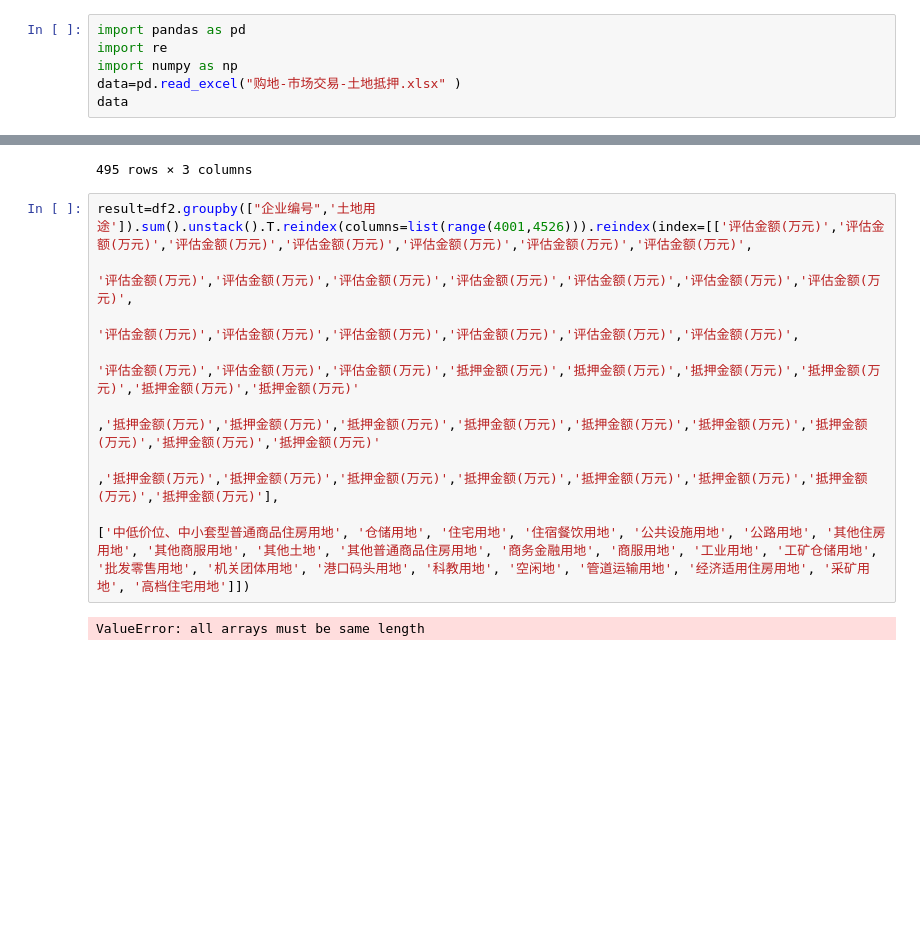
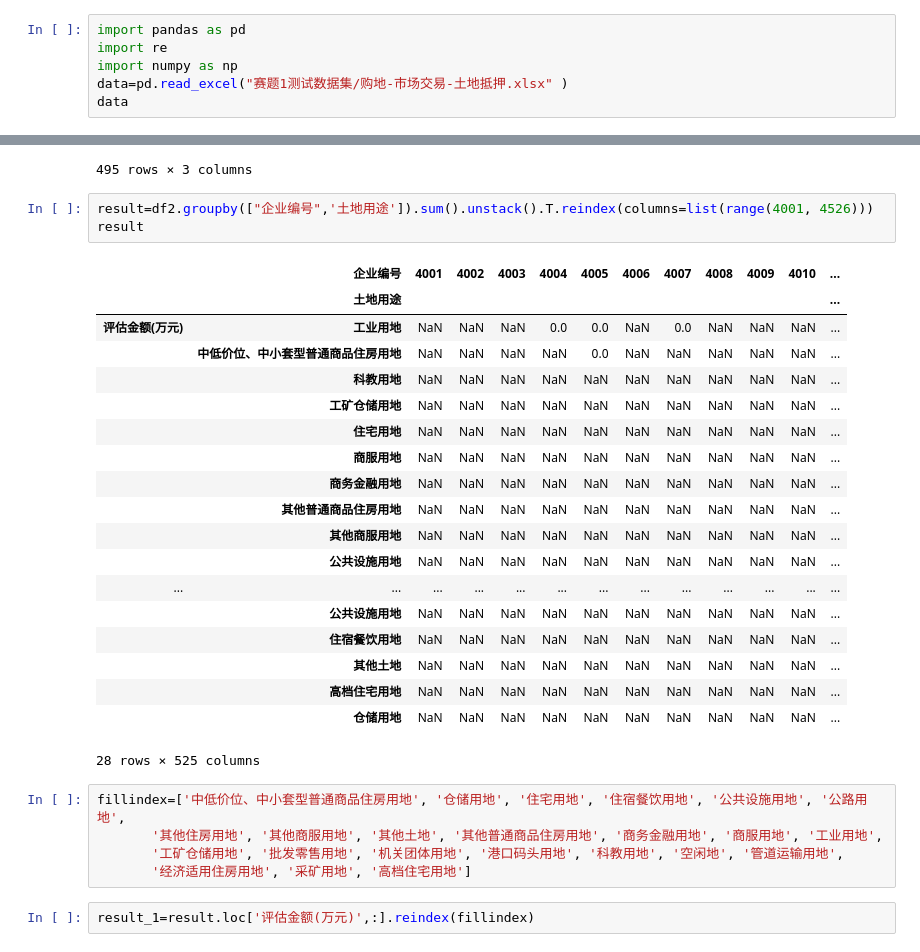
Before and after one commit to CourierKyn/isi-world-cup, a Jupyter notebook: 购地-市场交易-土地抵押-testing.ipynb, the cells around one changed output, grey strips where cells are left out. Drawn from its saved outputs; the diff is of its cells as text; blank space fills up the shorter version.

```diff
--- a/购地-市场交易-土地抵押-testing.ipynb
+++ b/购地-市场交易-土地抵押-testing.ipynb
@@ -2,7 +2,7 @@
 import pandas as pd
 import re
 import numpy as np
-data=pd.read_excel("购地-市场交易-土地抵押.xlsx" )
+data=pd.read_excel("赛题1测试数据集/购地-市场交易-土地抵押.xlsx" )
 data
 # %% [output]
 |  | 企业编号 | 土地抵押人性质 | 抵押面积(公顷) | 土地用途 | 抵押土地用途 | 抵押土地权属性质与使用权类型 | 土地面积 | 评估金额(万元) | 抵押金额(万元) | 土地抵押登记起始时间 | ... |
@@ -123,13 +144,33 @@ https://pandas.pydata.org/pandas-docs/stable/indexing.html#deprecate-loc-reindex
 | NaN | 港口码头用地 | NaN | NaN |
 | NaN | 机关团体用地 | NaN | NaN |
 495 rows × 3 columns
-# %%
-result=df2.groupby(["企业编号",'土地用途']).sum().unstack().T.reindex(columns=list(range(4001,4526))).reindex(index=[['评估金额(万元)','评估金额(万元)','评估金额(万元)','评估金额(万元)','评估金额(万元)','评估金额(万元)','评估金额(万元)',
-                                                                                                       '评估金额(万元)','评估金额(万元)','评估金额(万元)','评估金额(万元)','评估金额(万元)','评估金额(万元)','评估金额(万元)',
-                                                                                                       '评估金额(万元)','评估金额(万元)','评估金额(万元)','评估金额(万元)','评估金额(万元)','评估金额(万元)',
-                                                                                                       '评估金额(万元)','评估金额(万元)','评估金额(万元)','抵押金额(万元)','抵押金额(万元)','抵押金额(万元)','抵押金额(万元)','抵押金额(万元)','抵押金额(万元)'
-                                                                                                      ,'抵押金额(万元)','抵押金额(万元)','抵押金额(万元)','抵押金额(万元)','抵押金额(万元)','抵押金额(万元)','抵押金额(万元)','抵押金额(万元)','抵押金额(万元)'
-                                                                                                      ,'抵押金额(万元)','抵押金额(万元)','抵押金额(万元)','抵押金额(万元)','抵押金额(万元)','抵押金额(万元)','抵押金额(万元)','抵押金额(万元)'],
-                                                                                                      ['中低价位、中小套型普通商品住房用地', '仓储用地', '住宅用地', '住宿餐饮用地', '公共设施用地', '公路用地', '其他住房用地', '其他商服用地', '其他土地', '其他普通商品住房用地', '商务金融用地', '商服用地', '工业用地', '工矿仓储用地', '批发零售用地', '机关团体用地', '港口码头用地', '科教用地', '空闲地', '管道运输用地', '经济适用住房用地', '采矿用地', '高档住宅用地']])
-# %% [output]
-ValueError: all arrays must be same length
+# %%
+result=df2.groupby(["企业编号",'土地用途']).sum().unstack().T.reindex(columns=list(range(4001, 4526)))
+result
+# %% [output]
+|  | 企业编号 | 4001 | 4002 | 4003 | 4004 | 4005 | 4006 | 4007 | 4008 | 4009 | 4010 | ... |
+|  | 土地用途 |  |  |  |  |  |  |  |  |  |  | ... |
+| 评估金额(万元) | 工业用地 | NaN | NaN | NaN | 0.0 | 0.0 | NaN | 0.0 | NaN | NaN | NaN | ... |
+|  | 中低价位、中小套型普通商品住房用地 | NaN | NaN | NaN | NaN | 0.0 | NaN | NaN | NaN | NaN | NaN | ... |
+|  | 科教用地 | NaN | NaN | NaN | NaN | NaN | NaN | NaN | NaN | NaN | NaN | ... |
+|  | 工矿仓储用地 | NaN | NaN | NaN | NaN | NaN | NaN | NaN | NaN | NaN | NaN | ... |
+|  | 住宅用地 | NaN | NaN | NaN | NaN | NaN | NaN | NaN | NaN | NaN | NaN | ... |
+|  | 商服用地 | NaN | NaN | NaN | NaN | NaN | NaN | NaN | NaN | NaN | NaN | ... |
+|  | 商务金融用地 | NaN | NaN | NaN | NaN | NaN | NaN | NaN | NaN | NaN | NaN | ... |
+|  | 其他普通商品住房用地 | NaN | NaN | NaN | NaN | NaN | NaN | NaN | NaN | NaN | NaN | ... |
+|  | 其他商服用地 | NaN | NaN | NaN | NaN | NaN | NaN | NaN | NaN | NaN | NaN | ... |
+|  | 公共设施用地 | NaN | NaN | NaN | NaN | NaN | NaN | NaN | NaN | NaN | NaN | ... |
+| ... | ... | ... | ... | ... | ... | ... | ... | ... | ... | ... | ... | ... |
+|  | 公共设施用地 | NaN | NaN | NaN | NaN | NaN | NaN | NaN | NaN | NaN | NaN | ... |
+|  | 住宿餐饮用地 | NaN | NaN | NaN | NaN | NaN | NaN | NaN | NaN | NaN | NaN | ... |
+|  | 其他土地 | NaN | NaN | NaN | NaN | NaN | NaN | NaN | NaN | NaN | NaN | ... |
+|  | 高档住宅用地 | NaN | NaN | NaN | NaN | NaN | NaN | NaN | NaN | NaN | NaN | ... |
+|  | 仓储用地 | NaN | NaN | NaN | NaN | NaN | NaN | NaN | NaN | NaN | NaN | ... |
+28 rows × 525 columns
+# %%
+fillindex=['中低价位、中小套型普通商品住房用地', '仓储用地', '住宅用地', '住宿餐饮用地', '公共设施用地', '公路用地',
+       '其他住房用地', '其他商服用地', '其他土地', '其他普通商品住房用地', '商务金融用地', '商服用地', '工业用地',
+       '工矿仓储用地', '批发零售用地', '机关团体用地', '港口码头用地', '科教用地', '空闲地', '管道运输用地',
+       '经济适用住房用地', '采矿用地', '高档住宅用地']
+# %%
+result_1=result.loc['评估金额(万元)',:].reindex(fillindex)
```
Also changed, not shown: parts of 6 cells of this notebook, 8 other files.
